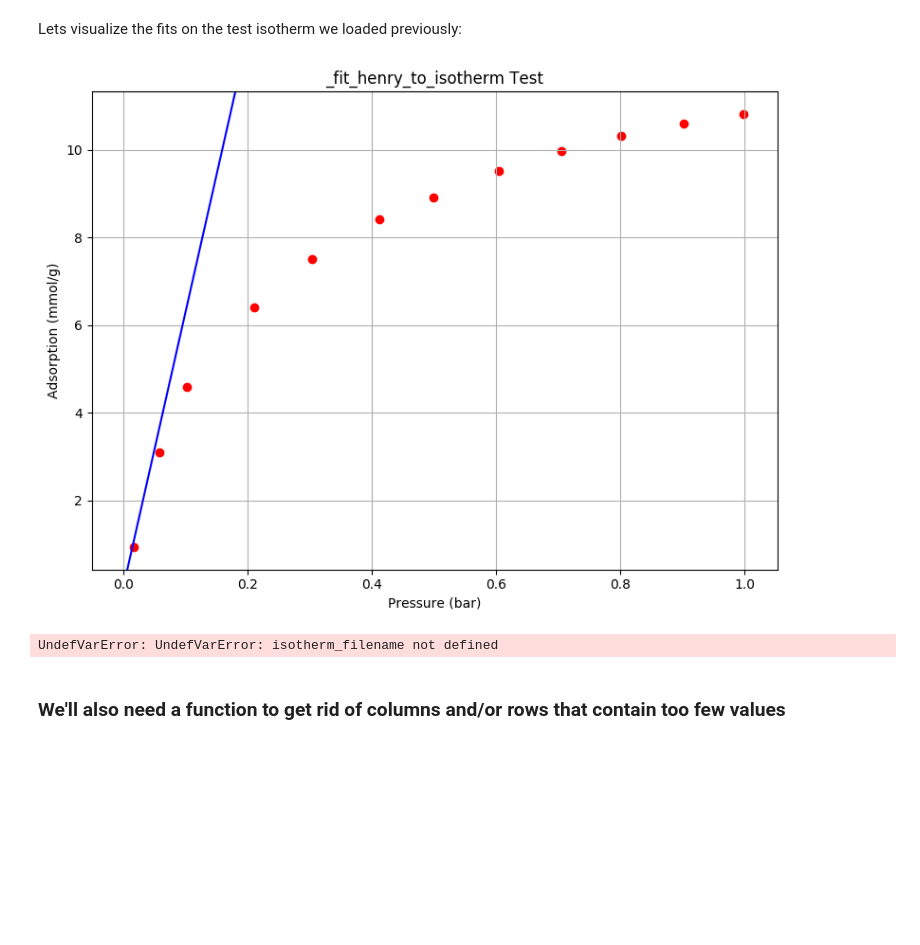
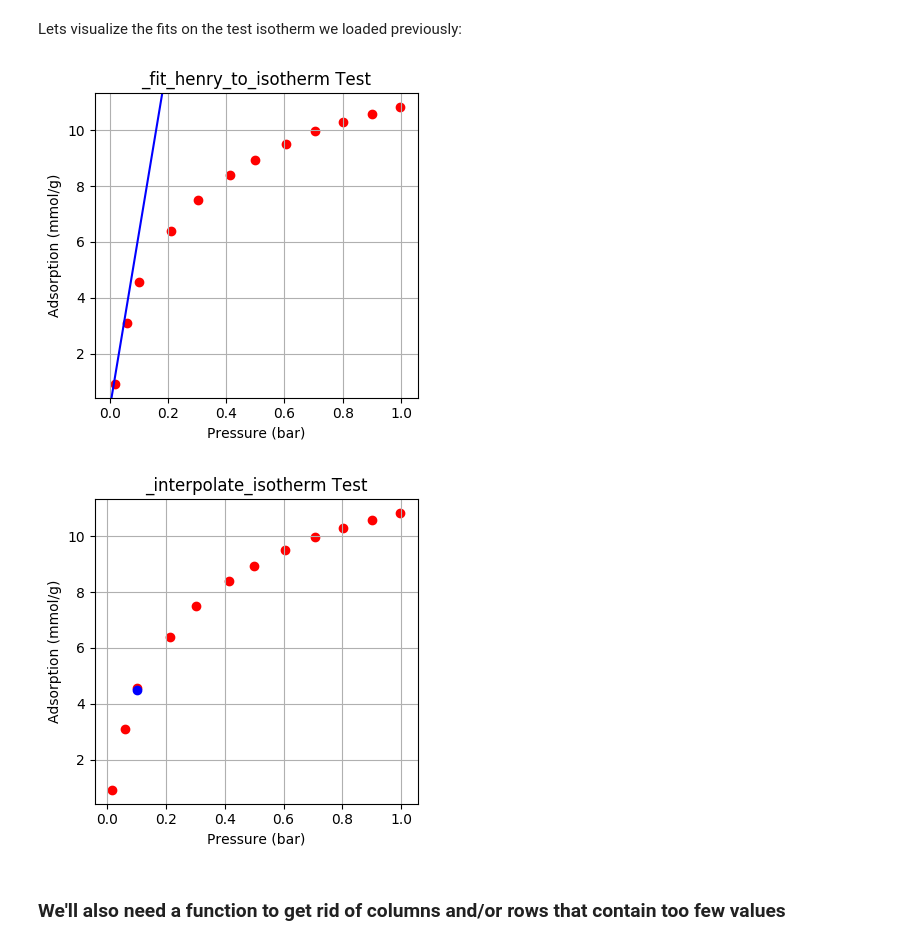
Before and after one commit to SimonEnsemble/material_recommendation_system, a Jupyter notebook: CreateMatrix.ipynb, the cells around one changed output. Drawn from its saved outputs; the diff is of its cells as text; code cells hidden in the pictures; blank space fills up the shorter version.

```diff
--- a/CreateMatrix.ipynb
+++ b/CreateMatrix.ipynb
@@ -335,23 +335,23 @@ Lets visualize the fits on the test isotherm we loaded previously:
 # %%
 pressure, adsorption = convert_units(test_isotherm)
 H = _fit_henry_to_isotherm(test_isotherm)
-fig, ax = plt.subplots(figsize=(8,6))
+fig, ax = plt.subplots(figsize=(4,4))
 ax.scatter(pressure, adsorption, c="red")
 old_ylim = ax.get_ylim()
 ax.plot([0, pressure[end]], [0, pressure[end]*H], c="blue")
 ax.set_ylim(old_ylim)
 ax.set_xlabel("Pressure (bar)")
 ax.set_ylabel("Adsorption (mmol/g)")
 ax.set_title("_fit_henry_to_isotherm Test")
 ax.grid("on")
 plt.tight_layout()
 plt.show()
 # %% [output]
-[figure, old version]
+[figure, new version]
 # %%
 pressure, adsorption = convert_units(test_isotherm)
 interpolated_adsorption = _interpolate_isotherm(test_isotherm)
-fig, ax = plt.subplots(figsize=(8,6))
+fig, ax = plt.subplots(figsize=(4,4))
 ax.scatter(pressure, adsorption, c="red")
 old_ylim = ax.get_ylim()
 ax.scatter(0.1, interpolated_adsorption, c="blue")
@@ -363,7 +363,7 @@ ax.grid("on")
 plt.tight_layout()
 plt.show()
 # %% [output]
-UndefVarError: UndefVarError: isotherm_filename not defined
+[figure, added]
 # %% [markdown]
 ### We'll also need a function to get rid of columns and/or rows that contain too few values
 # %%
```
Also changed, not shown: parts of 5 cells of this notebook.
